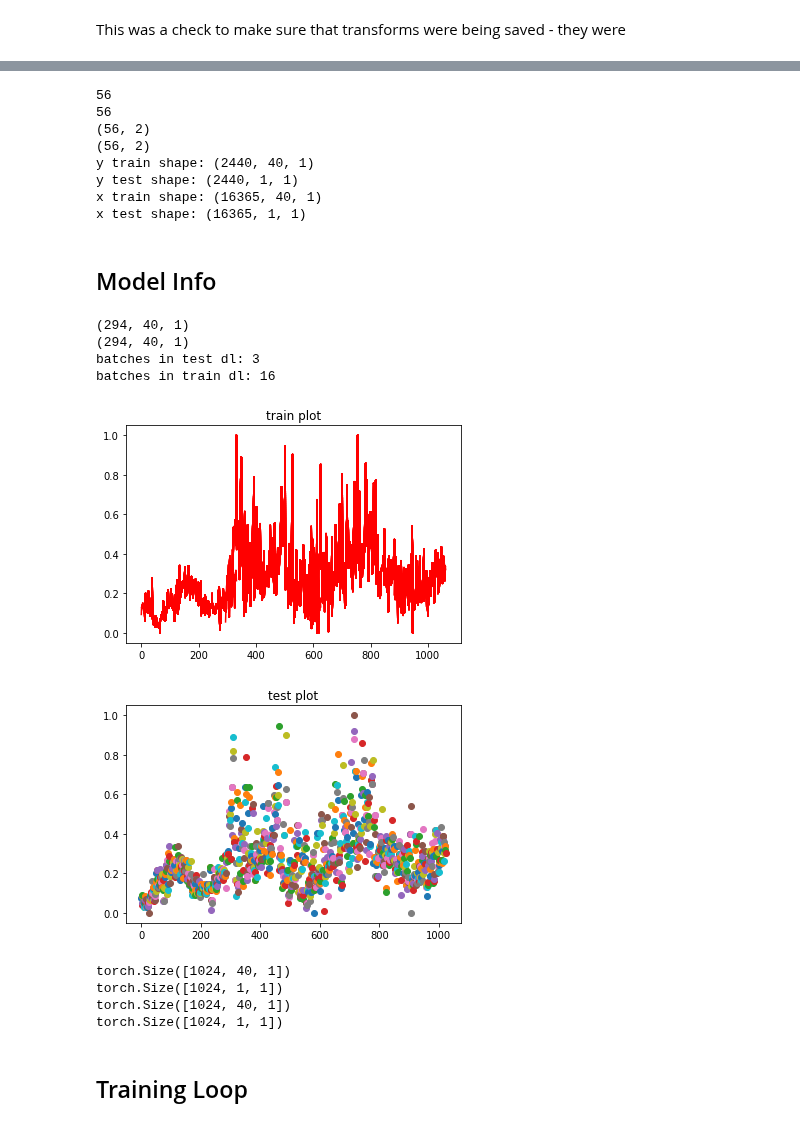
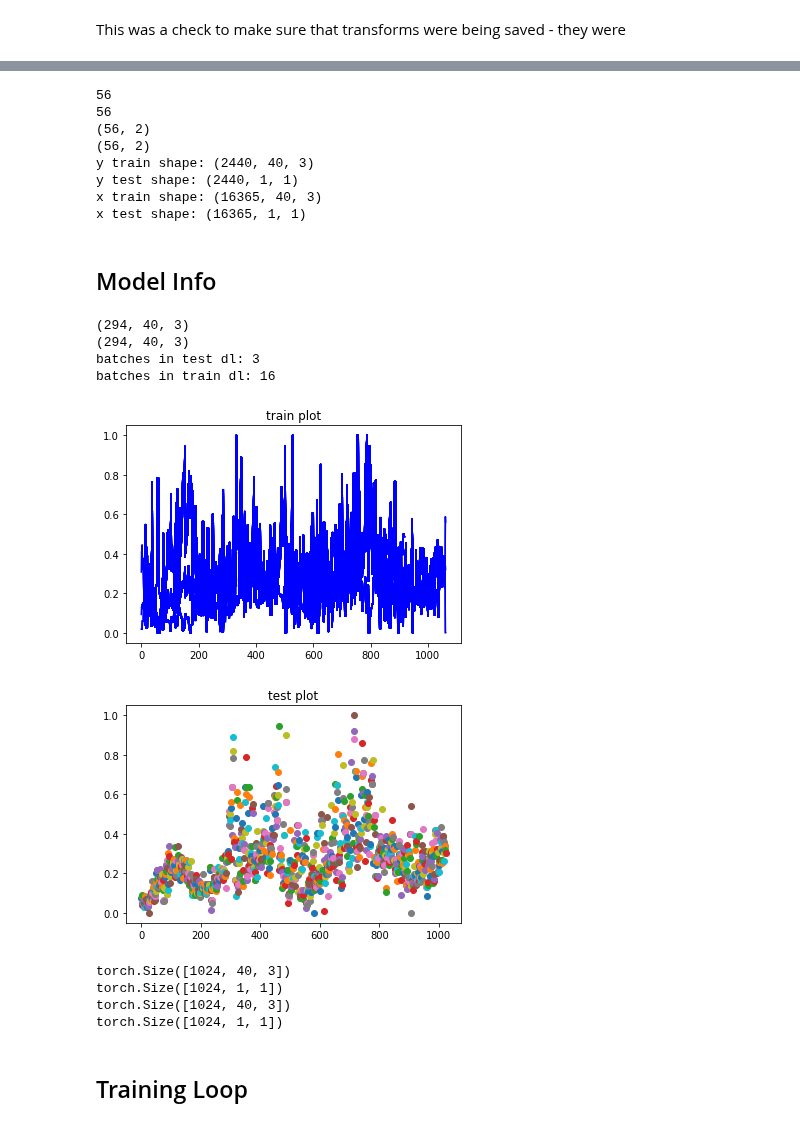
Before and after one commit to Abuynits/TE_Connect, a Jupyter notebook: sales_forcasting.ipynb, the cells around one changed output, grey strips where cells are left out. Saved outputs shown, nothing was run; the diff lists cells and outputs as text; code cells hidden in the pictures.

```diff
--- a/sales_forcasting.ipynb
+++ b/sales_forcasting.ipynb
@@ -213,8 +213,8 @@ class Data_Prep:
     # must contain each one of these labels
     data_filter = ["Asia Pacific & ANZ","Channel - Industrial"]
     # collumns of interest
-    #input_data_cols = ["sales_amount", "sales_quantity", "Price"]
-    input_data_cols = ["sales_amount"]
+    input_data_cols = ["sales_amount", "sales_quantity", "Price"]
+    #input_data_cols = ["sales_amount"]
     output_data_cols = ["sales_amount"]
     percent = 0.8 # test-train split percentage
     lookback = 40 # number of units used to make prediction
@@ -417,9 +417,9 @@ print("x test shape:",test_x.shape)
 56
 (56, 2)
 (56, 2)
-y train shape: (2440, 40, 1)
+y train shape: (2440, 40, 3)
 y test shape: (2440, 1, 1)
-x train shape: (16365, 40, 1)
+x train shape: (16365, 40, 3)
 x test shape: (16365, 1, 1)
 # %% [markdown]
 ## Model Info
@@ -449,7 +449,7 @@ def check_data_loader(dl_train_item,dl_test_item):
     test_low = 0
     test_high = len(dl_test_item[0])
     for seq in dl_train_item:
-        plt.plot(createList(train_low,train_high),seq.squeeze(),color='red')
+        plt.plot(createList(train_low,train_high),seq.squeeze(),color='blue')
         train_low+=1
         train_high+=1
     plt.title("train plot")
@@ -479,40 +479,40 @@ class finance_data_set(Dataset):
 
     def __getitem__(self, i):
         tr = torch.from_numpy(self.train[i]).float()
         te = torch.from_numpy(self.test[i]).float()
         return (tr,te)
 
 
 # train_ds = finance_data_set(x_train, x_test)
 # test_ds = finance_data_set(y_train, y_test)
 
 train_ds = finance_data_set(train_x, test_x)
 test_ds = finance_data_set(train_y, test_y)
 print(x_train.shape)
 print(all_train_data[1][0].shape)
 #train_ds = finance_data_set(all_train_data[0], all_train_data[1])
 #test_ds = finance_data_set(all_valid_data[0], all_valid_data[1])
 
 test_dl = DataLoader(test_ds, batch_size=Model_Info.batch_size, shuffle=True)
 print(f"batches in test dl: {len(test_dl)}")
 train_dl = DataLoader(train_ds, batch_size=Model_Info.batch_size, shuffle=False)
 print(f"batches in train dl: {len(train_dl)}")
 
 check_data_loader(next(iter(train_dl))[0],next(iter(train_dl))[1])
 print(next(iter(train_dl))[0].shape)
 print(next(iter(train_dl))[1].shape)
 print(next(iter(test_dl))[0].shape)
 print(next(iter(test_dl))[1].shape)
 # %% [output]
-(294, 40, 1)
-(294, 40, 1)
+(294, 40, 3)
+(294, 40, 3)
 batches in test dl: 3
 batches in train dl: 16
-[figure, old version]
+[figure, new version]
 [figure]
-torch.Size([1024, 40, 1])
+torch.Size([1024, 40, 3])
 torch.Size([1024, 1, 1])
-torch.Size([1024, 40, 1])
+torch.Size([1024, 40, 3])
 torch.Size([1024, 1, 1])
 # %%
 """
```
Also changed, not shown: parts of 5 cells of this notebook, 1 other file.
